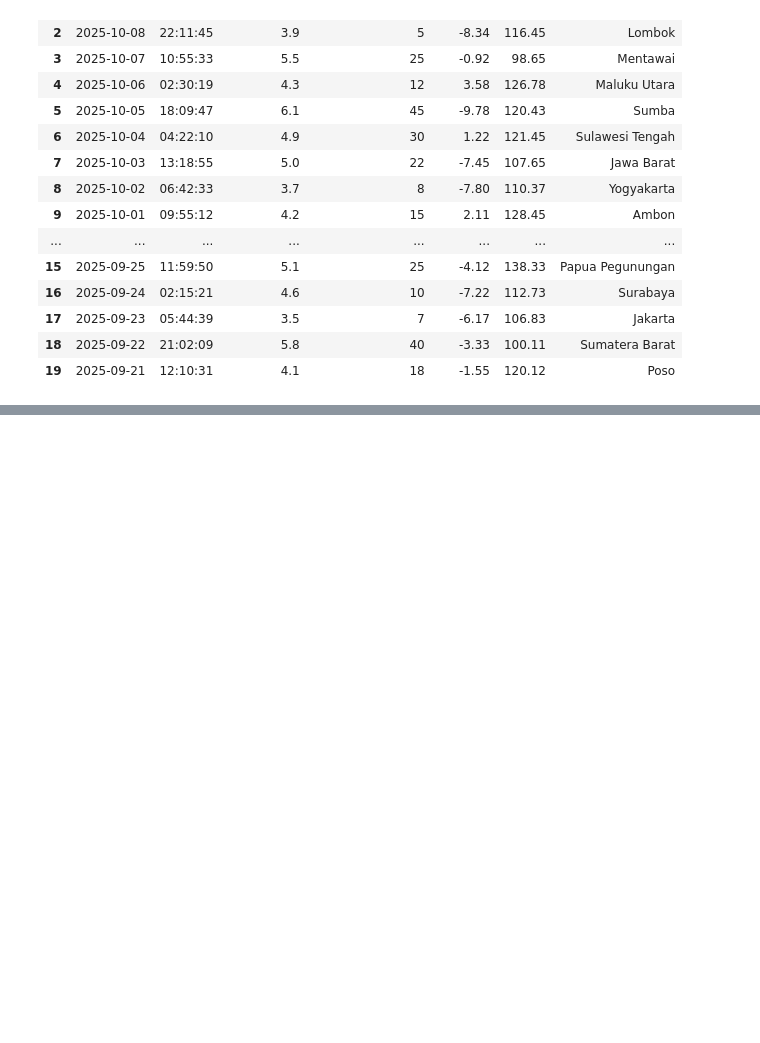
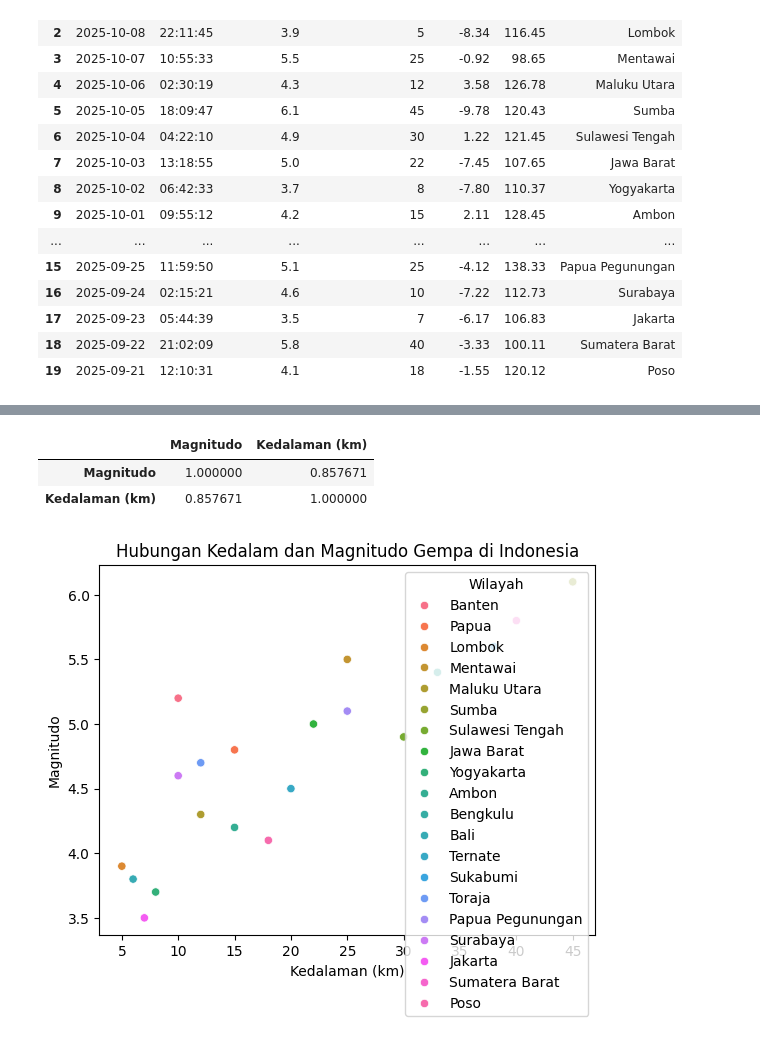
Before and after one commit to Dontbecode/-Bootcamp-Data-Analyst-, a Jupyter notebook: Pandas.ipynb, the cells around one changed output, grey strips where cells are left out. Cells and saved outputs as stored; diff of their text form; code cells hidden in the pictures; blank space fills up the shorter version.

Commit message:
Studi Kasus Gempa Indonesia

```diff
--- a/Pandas.ipynb
+++ b/Pandas.ipynb
@@ -183,0 +198,3 @@ df_excel
+# %%
+df_csv = pd.read_csv(r"C:\Users\Kuneko\Downloads\Documents\katalog_gempa.csv")
+display(df_csv)
@@ -183,0 +276,21 @@ df_excel
+# %%
+# Apakah gempa yang lebih dalam cenderung memiliki magnitudo yang lebih besar?
+df_csv[['Magnitudo', 'Kedalaman (km)']].corr()
+#📈 Jika korelasi mendekati 0 → tidak terlalu berhubungan.
+#📈 Jika mendekati 1 atau -1 → ada hubungan kuat.
+# Korelasi antara Magnitudo dan Kedalaman (km) bernilai positif cukup kuat (mendekati 0.86).
+# Artinya, gempa yang lebih dalam cenderung memiliki magnitudo yang lebih besar.
+# Namun, korelasi ini tidak berarti hubungan sebab-akibat mutlak, hanya pola hubungan linier antara kedua variabel.
+# %% [output]
+|  | Magnitudo | Kedalaman (km) |
+| Magnitudo | 1.000000 | 0.857671 |
+| Kedalaman (km) | 0.857671 | 1.000000 |
+# %%
+import matplotlib.pyplot as plt
+import seaborn as sns
+
+sns.scatterplot(data=df_csv, x="Kedalaman (km)", y="Magnitudo", hue="Wilayah")
+plt.title("Hubungan Kedalam dan Magnitudo Gempa di Indonesia")
+plt.show()
+# %% [output]
+[figure, added]
```
Also changed, not shown: parts of 12 cells of this notebook, 1 other file.
